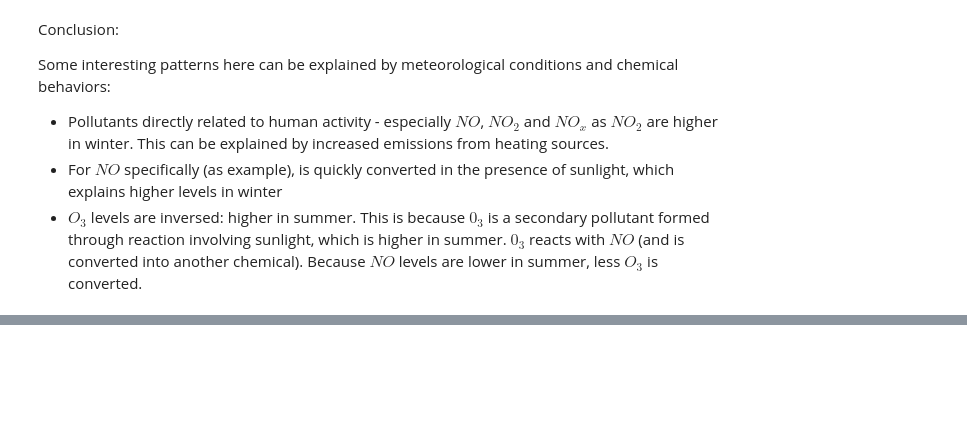
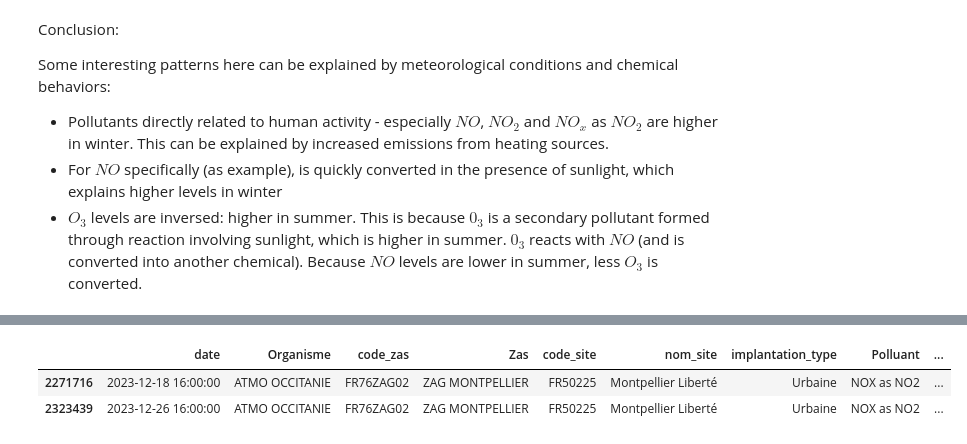
Before and after one commit to Ritishrx7/AirQuality, a Jupyter notebook: Final/Work_Notebook.ipynb, the cells around one changed output, grey strips where cells are left out. Saved outputs shown, nothing was run; the diff lists cells and outputs as text; code cells hidden in the pictures; blank space fills up the shorter version.

```diff
--- a/Final/Work_Notebook.ipynb
+++ b/Final/Work_Notebook.ipynb
@@ -874,0 +954,8 @@ Some interesting patterns here can be explained by meteorological conditions and
+# %%
+p_ = df["Polluant"] == "NOX as NO2"
+v_ = df["valeur"] > 1000
+df[p_ & v_].head()
+# %% [output]
+|  | date | Organisme | code_zas | Zas | code_site | nom_site | implantation_type | Polluant | ... |
+| 2271716 | 2023-12-18 16:00:00 | ATMO OCCITANIE | FR76ZAG02 | ZAG MONTPELLIER | FR50225 | Montpellier Liberté | Urbaine | NOX as NO2 | ... |
+| 2323439 | 2023-12-26 16:00:00 | ATMO OCCITANIE | FR76ZAG02 | ZAG MONTPELLIER | FR50225 | Montpellier Liberté | Urbaine | NOX as NO2 | ... |
```
Also changed, not shown: parts of 10 cells of this notebook.
